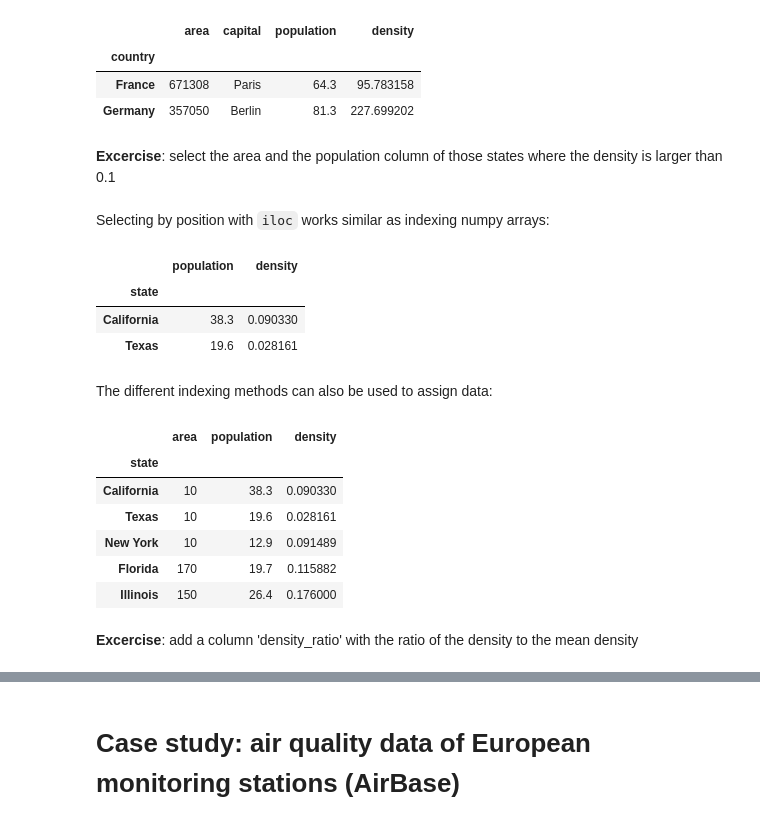
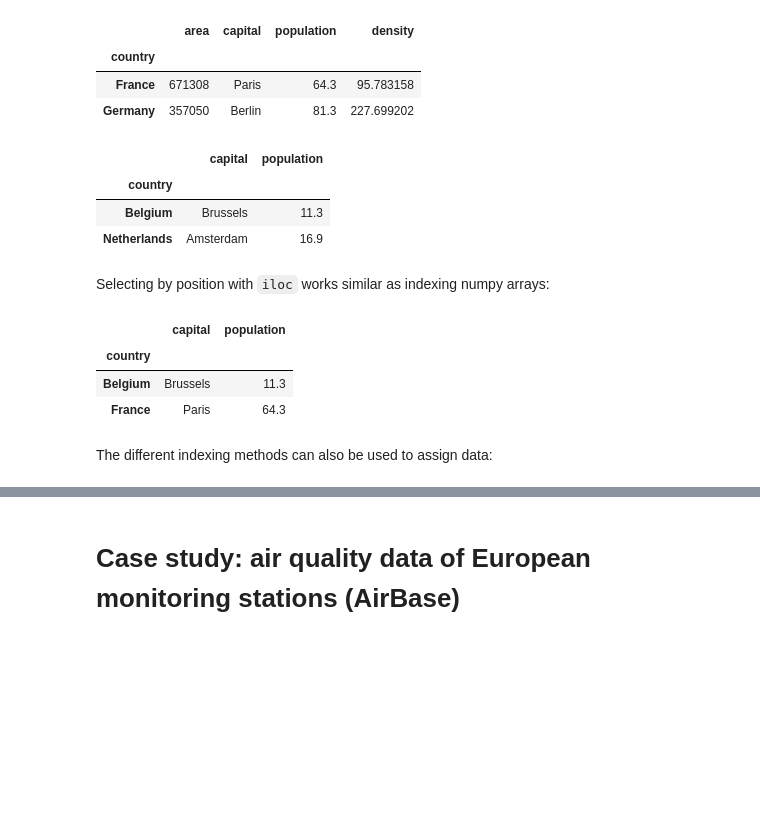
Before and after one commit to jorisvandenbossche/2015-PyDataParis, a Jupyter notebook: pandas_introduction.ipynb, the cells around one changed output, grey strips where cells are left out. Drawn from its saved outputs; the diff is of its cells as text; code cells hidden in the pictures; blank space fills up the shorter version.

```diff
--- a/pandas_introduction.ipynb
+++ b/pandas_introduction.ipynb
@@ -471,6 +468,8 @@ countries.plot(kind='scatter', x='population', y='area')
 [figure]
 # %% [markdown]
 The available plotting types: ‘line’ (default), ‘bar’, ‘barh’, ‘hist’, ‘box’ , ‘kde’, ‘area’, ‘pie’, ‘scatter’, ‘hexbin’.
+# %%
+countries = countries.drop(['density'], axis=1)
 # %% [markdown]
 ## Some notes on selecting data
 
@@ -530,16 +529,21 @@ countries.loc['France':'Germany', :]
 | country |  |  |  |  |
 | France | 671308 | Paris | 64.3 | 95.783158 |
 | Germany | 357050 | Berlin | 81.3 | 227.699202 |
-# %% [markdown]
-**Excercise**: select the area and the population column of those states where the density is larger than 0.1
+# %%
+countries.loc[countries['density']>300, ['capital', 'population']]
+# %% [output]
+|  | capital | population |
+| country |  |  |
+| Belgium | Brussels | 11.3 |
+| Netherlands | Amsterdam | 16.9 |
 # %% [markdown]
 Selecting by position with `iloc` works similar as indexing numpy arrays:
 # %%
-states.iloc[0:2,1:3]
+countries.iloc[0:2,1:3]
 # %% [output]
-|  | population | density |
-| state |  |  |
-| California | 38.3 | 0.090330 |
-| Texas | 19.6 | 0.028161 |
+|  | capital | population |
+| country |  |  |
+| Belgium | Brussels | 11.3 |
+| France | Paris | 64.3 |
 # %% [markdown]
 The different indexing methods can also be used to assign data:
@@ -548,12 +549,0 @@ states.loc['California':'New York', 'area'] = 10
-# %%
-states
-# %% [output]
-|  | area | population | density |
-| state |  |  |  |
-| California | 10 | 38.3 | 0.090330 |
-| Texas | 10 | 19.6 | 0.028161 |
-| New York | 10 | 12.9 | 0.091489 |
-| Florida | 170 | 19.7 | 0.115882 |
-| Illinois | 150 | 26.4 | 0.176000 |
-# %% [markdown]
-**Excercise**: add a column 'density_ratio' with the ratio of the density to the mean density
```
Also changed, not shown: parts of 39 cells of this notebook, 1 other file.
